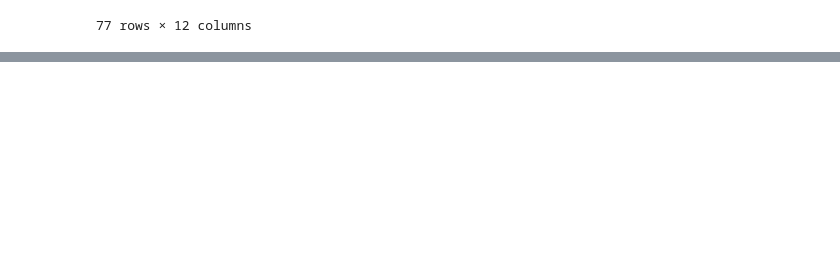
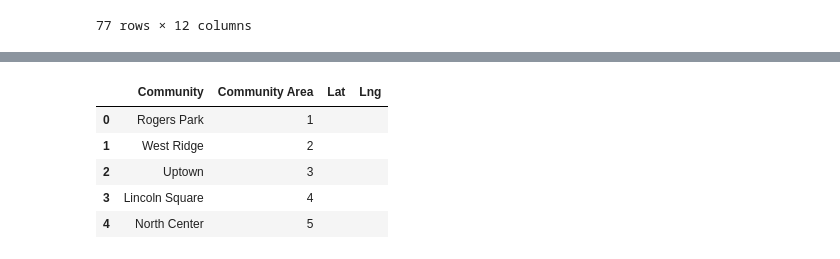
Before and after one commit to NUBootcampTeam/ParksAndPotholes, a Jupyter notebook: ecn_crime.ipynb, the cells around one changed output, grey strips where cells are left out. Cells and saved outputs as stored; diff of their text form; code cells hidden in the pictures; blank space fills up the shorter version.

```diff
--- a/ecn_crime.ipynb
+++ b/ecn_crime.ipynb
@@ -115,0 +126,15 @@ The correlation between both factors is 0.71
+# %%
+# getting df for heatmap
+community_lnglat = combine[['Community', 'Community Area']]
+# Add columns for lat, lng, airport name, airport address, airport rating
+# Note that we used "" to specify initial entry.
+community_lnglat["Lat"] = ""
+community_lnglat["Lng"] = ""
+community_lnglat.head()
+# %% [output]
+|  | Community | Community Area | Lat | Lng |
+| 0 | Rogers Park | 1 |  |  |
+| 1 | West Ridge | 2 |  |  |
+| 2 | Uptown | 3 |  |  |
+| 3 | Lincoln Square | 4 |  |  |
+| 4 | North Center | 5 |  |  |
```
Also changed, not shown: parts of 5 cells of this notebook.
